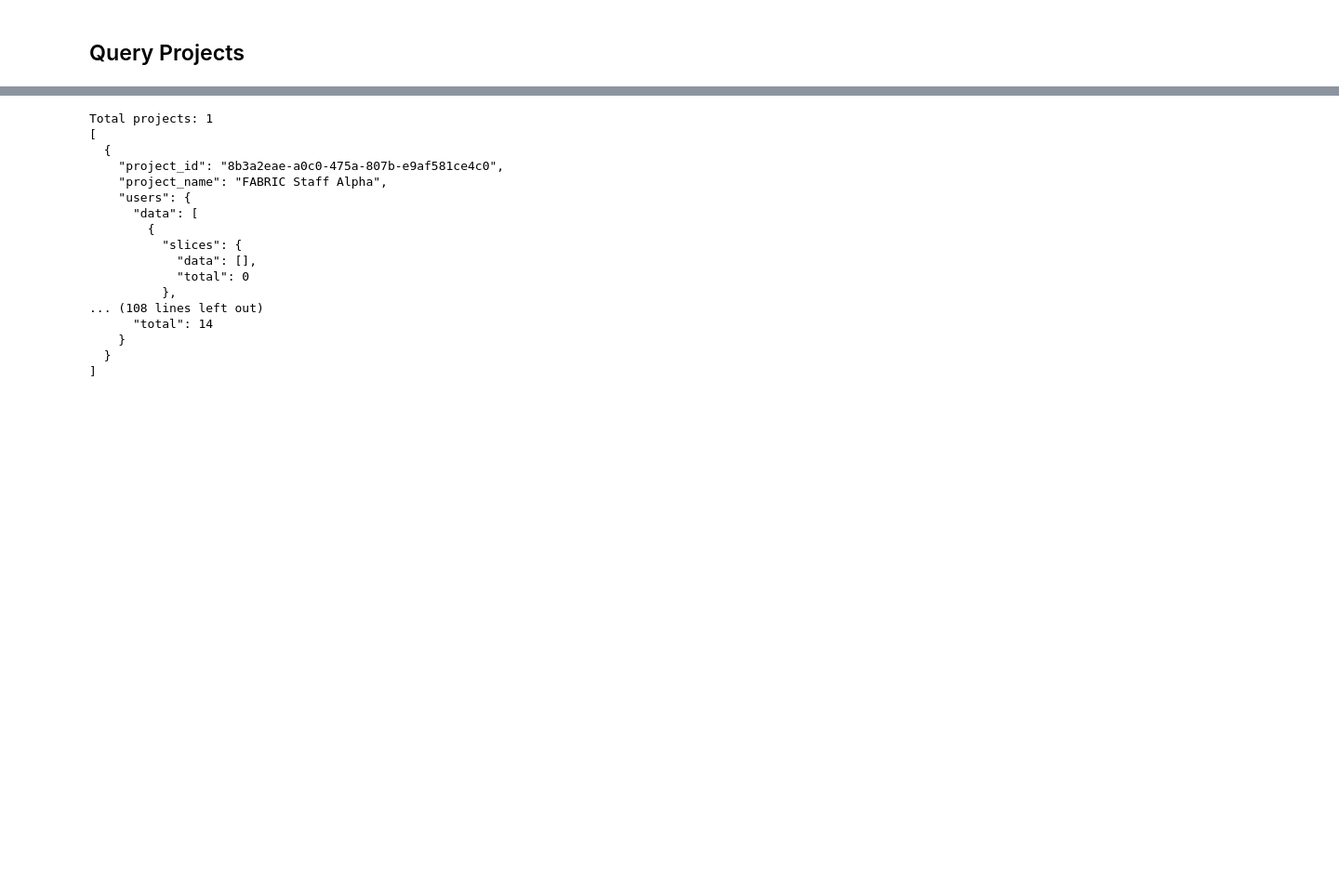
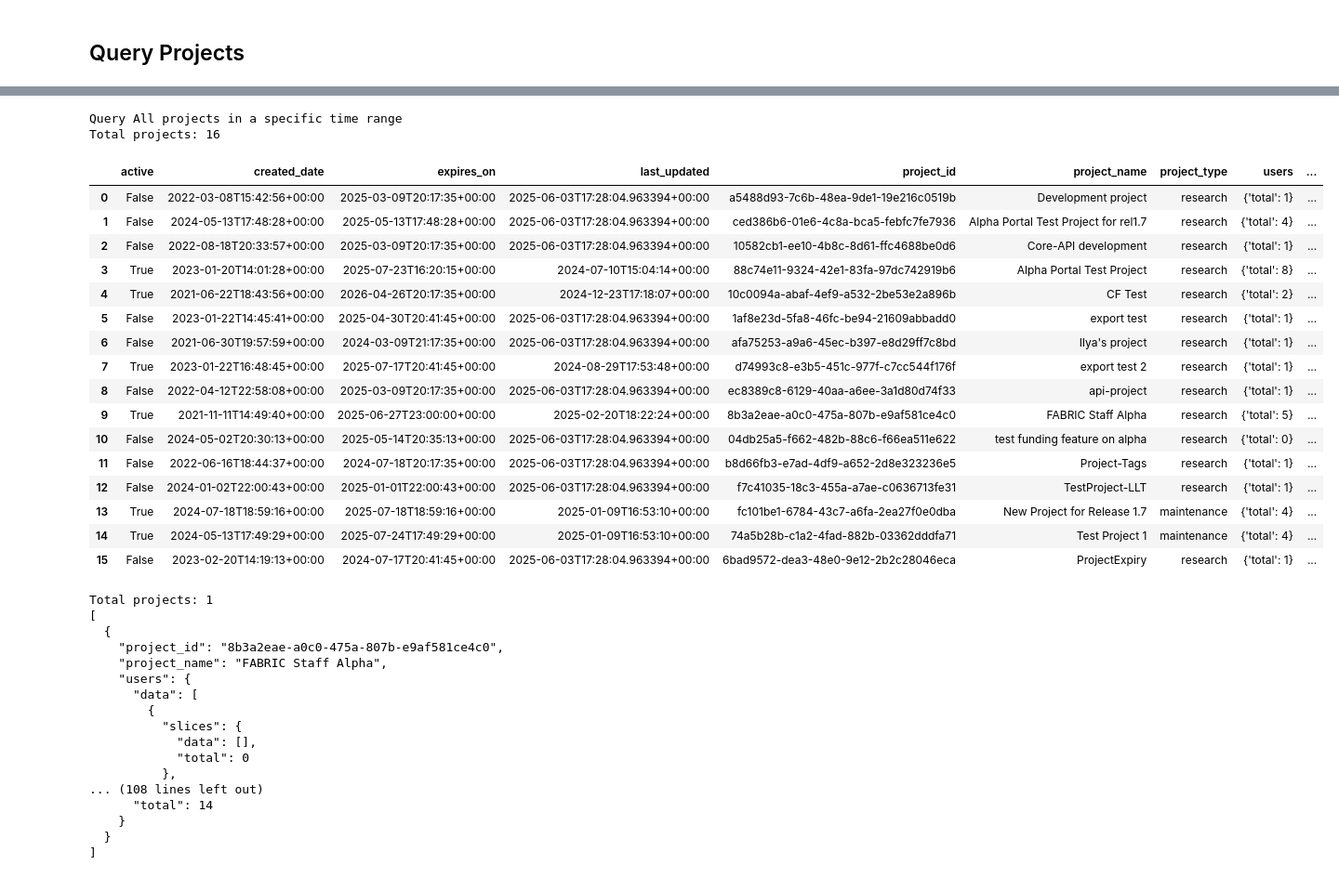
Before and after one commit to fabric-testbed/reports, a Jupyter notebook: tools/api_usage.ipynb, the cells around one changed output, grey strips where cells are left out. Shown: that part at 93% size. Drawn from its saved outputs; the diff is of its cells as text; code cells hidden in the pictures; blank space fills up the shorter version.

Commit message:
updates for querying users and projects

```diff
--- a/tools/api_usage.ipynb
+++ b/tools/api_usage.ipynb
@@ -54,12 +54,40 @@ Total projects: 16
 # %%
-print("Query All projects in a time range")
+print("Query All projects in a specific time range")
 
-# NOTE: If no start time is provided, it will default to 30 days before the end time
+# Set specific start and end times
+query_start = datetime(2024, 1, 1, tzinfo=timezone.utc)
+query_end = datetime(2024, 12, 31, tzinfo=timezone.utc)
 
-projects = api.query_projects(end_time=query_end, fetch_all=False)
+# Format timestamps to ISO8601 with milliseconds
+query_start_str = query_start.isoformat(timespec='milliseconds')
+query_end_str = query_end.isoformat(timespec='milliseconds')
+
+# Call the API with the time range
+projects = api.query_projects(start_time=query_start_str, end_time=query_end_str, fetch_all=False)
+
 print(f"Total projects: {projects.get('total')}")
 projects_df = pd.DataFrame(projects.get('data'))
 display(projects_df)
+# %% [output]
+Query All projects in a specific time range
+Total projects: 16
+|  | active | created_date | expires_on | last_updated | project_id | project_name | project_type | users | ... |
+| 0 | False | 2022-03-08T15:42:56+00:00 | 2025-03-09T20:17:35+00:00 | 2025-06-03T17:28:04.963394+00:00 | a5488d93-7c6b-48ea-9de1-19e216c0519b | Development project | research | {'total': 1} | ... |
+| 1 | False | 2024-05-13T17:48:28+00:00 | 2025-05-13T17:48:28+00:00 | 2025-06-03T17:28:04.963394+00:00 | ced386b6-01e6-4c8a-bca5-febfc7fe7936 | Alpha Portal Test Project for rel1.7 | research | {'total': 4} | ... |
+| 2 | False | 2022-08-18T20:33:57+00:00 | 2025-03-09T20:17:35+00:00 | 2025-06-03T17:28:04.963394+00:00 | 10582cb1-ee10-4b8c-8d61-ffc4688be0d6 | Core-API development | research | {'total': 1} | ... |
+| 3 | True | 2023-01-20T14:01:28+00:00 | 2025-07-23T16:20:15+00:00 | 2024-07-10T15:04:14+00:00 | 88c74e11-9324-42e1-83fa-97dc742919b6 | Alpha Portal Test Project | research | {'total': 8} | ... |
+| 4 | True | 2021-06-22T18:43:56+00:00 | 2026-04-26T20:17:35+00:00 | 2024-12-23T17:18:07+00:00 | 10c0094a-abaf-4ef9-a532-2be53e2a896b | CF Test | research | {'total': 2} | ... |
+| 5 | False | 2023-01-22T14:45:41+00:00 | 2025-04-30T20:41:45+00:00 | 2025-06-03T17:28:04.963394+00:00 | 1af8e23d-5fa8-46fc-be94-21609abbadd0 | export test | research | {'total': 1} | ... |
+| 6 | False | 2021-06-30T19:57:59+00:00 | 2024-03-09T21:17:35+00:00 | 2025-06-03T17:28:04.963394+00:00 | afa75253-a9a6-45ec-b397-e8d29ff7c8bd | Ilya's project | research | {'total': 1} | ... |
+| 7 | True | 2023-01-22T16:48:45+00:00 | 2025-07-17T20:41:45+00:00 | 2024-08-29T17:53:48+00:00 | d74993c8-e3b5-451c-977f-c7cc544f176f | export test 2 | research | {'total': 1} | ... |
+| 8 | False | 2022-04-12T22:58:08+00:00 | 2025-03-09T20:17:35+00:00 | 2025-06-03T17:28:04.963394+00:00 | ec8389c8-6129-40aa-a6ee-3a1d80d74f33 | api-project | research | {'total': 1} | ... |
+| 9 | True | 2021-11-11T14:49:40+00:00 | 2025-06-27T23:00:00+00:00 | 2025-02-20T18:22:24+00:00 | 8b3a2eae-a0c0-475a-807b-e9af581ce4c0 | FABRIC Staff Alpha | research | {'total': 5} | ... |
+| 10 | False | 2024-05-02T20:30:13+00:00 | 2025-05-14T20:35:13+00:00 | 2025-06-03T17:28:04.963394+00:00 | 04db25a5-f662-482b-88c6-f66ea511e622 | test funding feature on alpha | research | {'total': 0} | ... |
+| 11 | False | 2022-06-16T18:44:37+00:00 | 2024-07-18T20:17:35+00:00 | 2025-06-03T17:28:04.963394+00:00 | b8d66fb3-e7ad-4df9-a652-2d8e323236e5 | Project-Tags | research | {'total': 1} | ... |
+| 12 | False | 2024-01-02T22:00:43+00:00 | 2025-01-01T22:00:43+00:00 | 2025-06-03T17:28:04.963394+00:00 | f7c41035-18c3-455a-a7ae-c0636713fe31 | TestProject-LLT | research | {'total': 1} | ... |
+| 13 | True | 2024-07-18T18:59:16+00:00 | 2025-07-18T18:59:16+00:00 | 2025-01-09T16:53:10+00:00 | fc101be1-6784-43c7-a6fa-2ea27f0e0dba | New Project for Release 1.7 | maintenance | {'total': 4} | ... |
+| 14 | True | 2024-05-13T17:49:29+00:00 | 2025-07-24T17:49:29+00:00 | 2025-01-09T16:53:10+00:00 | 74a5b28b-c1a2-4fad-882b-03362dddfa71 | Test Project 1 | maintenance | {'total': 4} | ... |
+| 15 | False | 2023-02-20T14:19:13+00:00 | 2024-07-17T20:41:45+00:00 | 2025-06-03T17:28:04.963394+00:00 | 6bad9572-dea3-48e0-9e12-2b2c28046eca | ProjectExpiry | research | {'total': 1} | ... |
 # %%
 
 projects = api.query_projects(end_time=query_end, fetch_all=False, project_id="8b3a2eae-a0c0-475a-807b-e9af581ce4c0")
```
Also changed, not shown: parts of 1 cell of this notebook, 1 other file.
